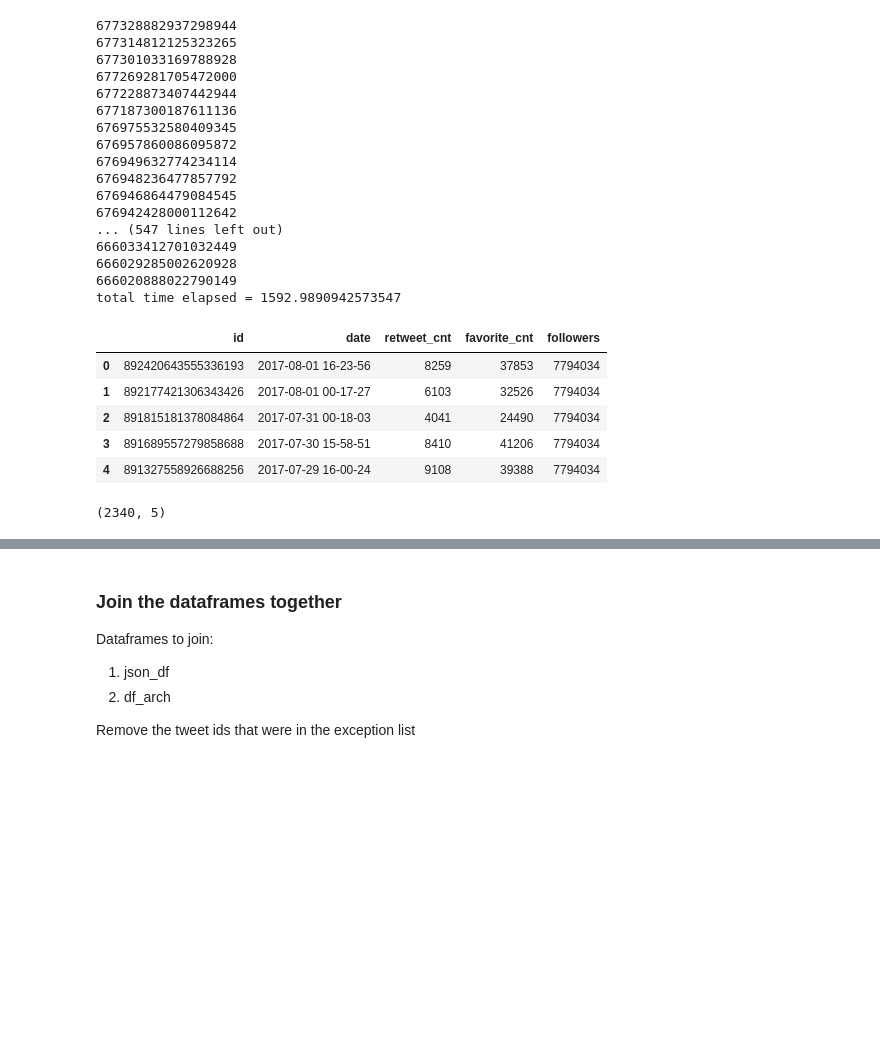
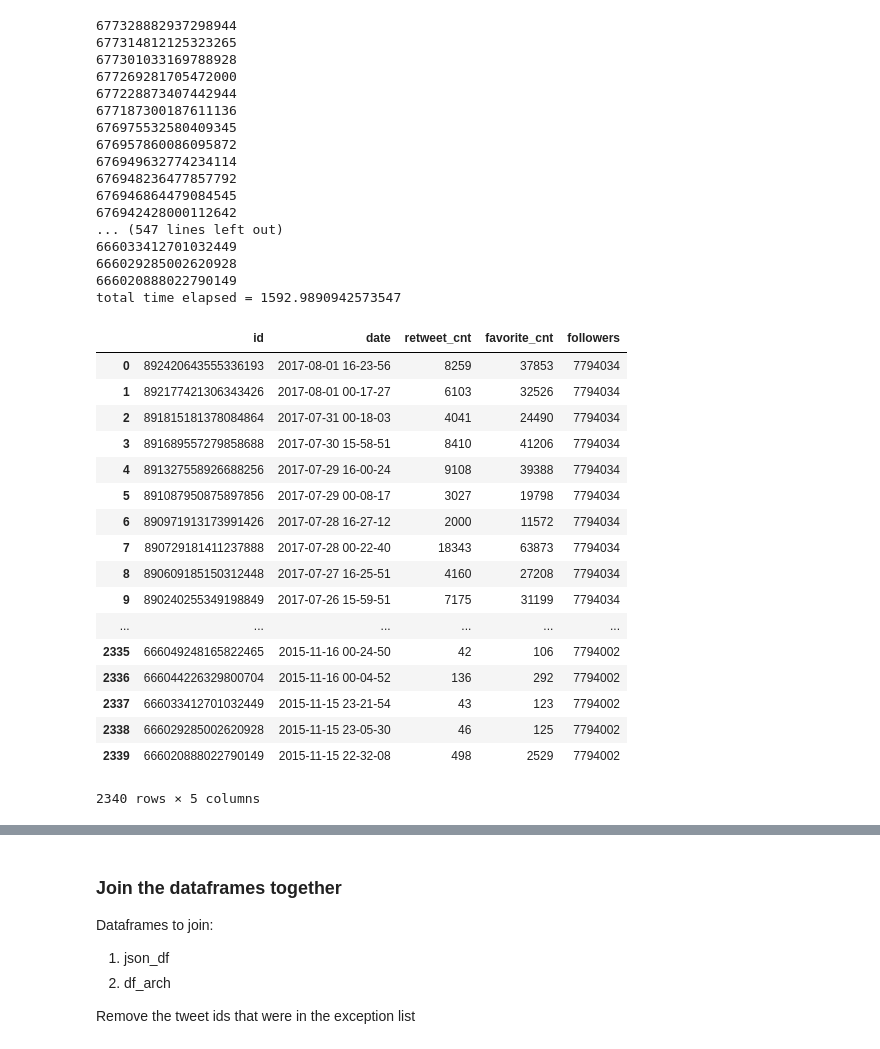
Before and after one commit to eherdter/FunData, a Jupyter notebook: WeRateDogs_TwitterAnalysis/wrangle_act.ipynb, the cells around one changed output, grey strips where cells are left out. Cells and saved outputs as stored; diff of their text form; code cells hidden in the pictures; blank space fills up the shorter version.

```diff
--- a/WeRateDogs_TwitterAnalysis/wrangle_act.ipynb
+++ b/WeRateDogs_TwitterAnalysis/wrangle_act.ipynb
@@ -223,19 +210,33 @@ total time elapsed = 1592.9890942573547
 with open(os.path.join(folder_name,'json_data.txt'), mode='w') as outfile:
     json.dump(data, outfile)
 # %%
-#convert the text file to a pandas data frame
-json_df = pd.DataFrame(data, columns=['id', 'date', 'retweet_cnt', 'favorite_cnt', 'followers'])
-json_df.head()
+#open the saved json file
+with open(os.path.join(folder_name,'json_data.txt')) as f:
+    json_df = json.load(f)
+
+
+#convert the json_data file to a pandas data frame
+json_df = pd.DataFrame(json_df, columns=['id', 'date', 'retweet_cnt', 'favorite_cnt', 'followers'])
-# %% [output]
-|  | id | date | retweet_cnt | favorite_cnt | followers |
-| 0 | 892420643555336193 | 2017-08-01 16-23-56 | 8259 | 37853 | 7794034 |
-| 1 | 892177421306343426 | 2017-08-01 00-17-27 | 6103 | 32526 | 7794034 |
-| 2 | 891815181378084864 | 2017-07-31 00-18-03 | 4041 | 24490 | 7794034 |
-| 3 | 891689557279858688 | 2017-07-30 15-58-51 | 8410 | 41206 | 7794034 |
-| 4 | 891327558926688256 | 2017-07-29 16-00-24 | 9108 | 39388 | 7794034 |
 # %%
-json_df.shape
+json_df
 # %% [output]
+|  | id | date | retweet_cnt | favorite_cnt | followers |
+| 0 | 892420643555336193 | 2017-08-01 16-23-56 | 8259 | 37853 | 7794034 |
+| 1 | 892177421306343426 | 2017-08-01 00-17-27 | 6103 | 32526 | 7794034 |
+| 2 | 891815181378084864 | 2017-07-31 00-18-03 | 4041 | 24490 | 7794034 |
+| 3 | 891689557279858688 | 2017-07-30 15-58-51 | 8410 | 41206 | 7794034 |
+| 4 | 891327558926688256 | 2017-07-29 16-00-24 | 9108 | 39388 | 7794034 |
+| 5 | 891087950875897856 | 2017-07-29 00-08-17 | 3027 | 19798 | 7794034 |
+| 6 | 890971913173991426 | 2017-07-28 16-27-12 | 2000 | 11572 | 7794034 |
+| 7 | 890729181411237888 | 2017-07-28 00-22-40 | 18343 | 63873 | 7794034 |
+| 8 | 890609185150312448 | 2017-07-27 16-25-51 | 4160 | 27208 | 7794034 |
+| 9 | 890240255349198849 | 2017-07-26 15-59-51 | 7175 | 31199 | 7794034 |
+| ... | ... | ... | ... | ... | ... |
+| 2335 | 666049248165822465 | 2015-11-16 00-24-50 | 42 | 106 | 7794002 |
+| 2336 | 666044226329800704 | 2015-11-16 00-04-52 | 136 | 292 | 7794002 |
+| 2337 | 666033412701032449 | 2015-11-15 23-21-54 | 43 | 123 | 7794002 |
+| 2338 | 666029285002620928 | 2015-11-15 23-05-30 | 46 | 125 | 7794002 |
+| 2339 | 666020888022790149 | 2015-11-15 22-32-08 | 498 | 2529 | 7794002 |
-(2340, 5)
+2340 rows × 5 columns
 # %%
 #check exceptions, there should be 16 of them which is the difference in the size between json_df and the df_arch
```
Also changed, not shown: parts of 53 cells of this notebook.
